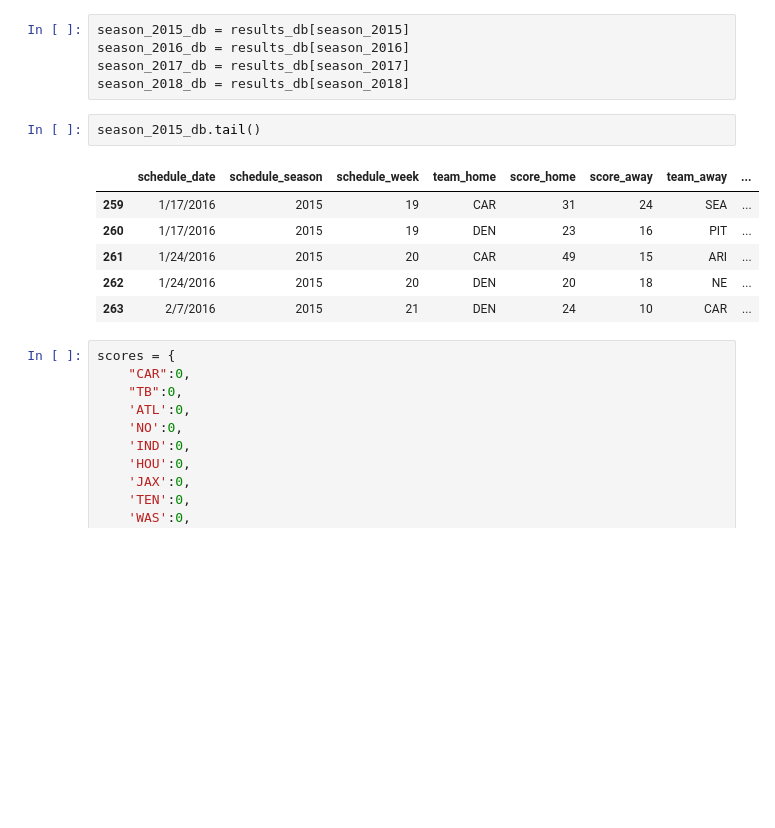
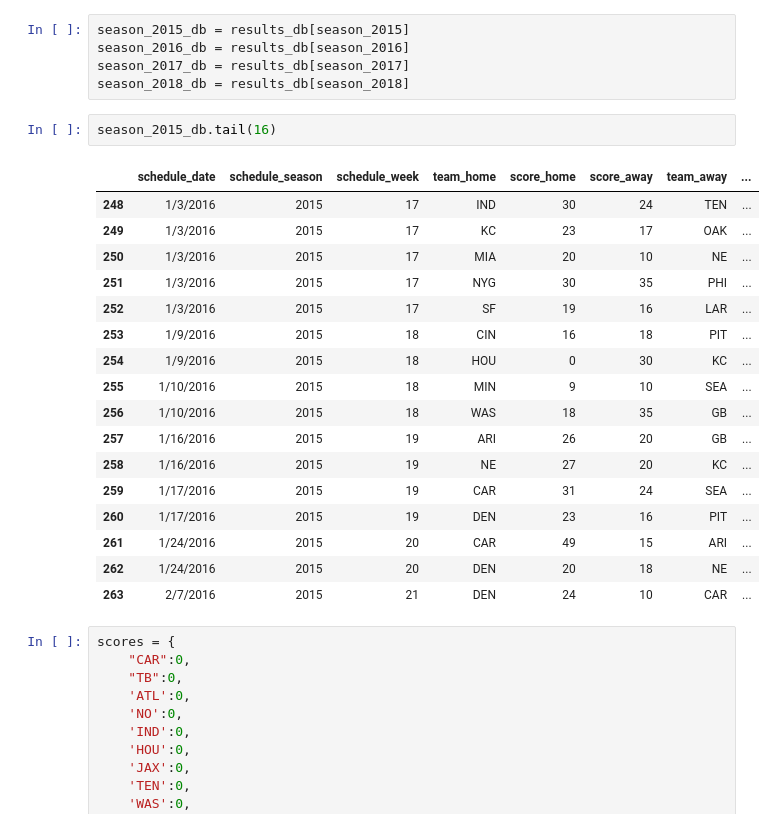
Before and after one commit to kmorehead33/Final_Project, a Jupyter notebook: python/data_aggregation.ipynb, the cells around one changed output. Drawn from its saved outputs; the diff is of its cells as text; blank space fills up the shorter version.

```diff
--- a/python/data_aggregation.ipynb
+++ b/python/data_aggregation.ipynb
@@ -43,9 +43,20 @@ season_2016_db = results_db[season_2016]
 season_2017_db = results_db[season_2017]
 season_2018_db = results_db[season_2018]
 # %%
-season_2015_db.tail()
+season_2015_db.tail(16)
 # %% [output]
 |  | schedule_date | schedule_season | schedule_week | team_home | score_home | score_away | team_away | ... |
+| 248 | 1/3/2016 | 2015 | 17 | IND | 30 | 24 | TEN | ... |
+| 249 | 1/3/2016 | 2015 | 17 | KC | 23 | 17 | OAK | ... |
+| 250 | 1/3/2016 | 2015 | 17 | MIA | 20 | 10 | NE | ... |
+| 251 | 1/3/2016 | 2015 | 17 | NYG | 30 | 35 | PHI | ... |
+| 252 | 1/3/2016 | 2015 | 17 | SF | 19 | 16 | LAR | ... |
+| 253 | 1/9/2016 | 2015 | 18 | CIN | 16 | 18 | PIT | ... |
+| 254 | 1/9/2016 | 2015 | 18 | HOU | 0 | 30 | KC | ... |
+| 255 | 1/10/2016 | 2015 | 18 | MIN | 9 | 10 | SEA | ... |
+| 256 | 1/10/2016 | 2015 | 18 | WAS | 18 | 35 | GB | ... |
+| 257 | 1/16/2016 | 2015 | 19 | ARI | 26 | 20 | GB | ... |
+| 258 | 1/16/2016 | 2015 | 19 | NE | 27 | 20 | KC | ... |
 | 259 | 1/17/2016 | 2015 | 19 | CAR | 31 | 24 | SEA | ... |
 | 260 | 1/17/2016 | 2015 | 19 | DEN | 23 | 16 | PIT | ... |
 | 261 | 1/24/2016 | 2015 | 20 | CAR | 49 | 15 | ARI | ... |
```
Also changed, not shown: parts of 13 cells of this notebook.
